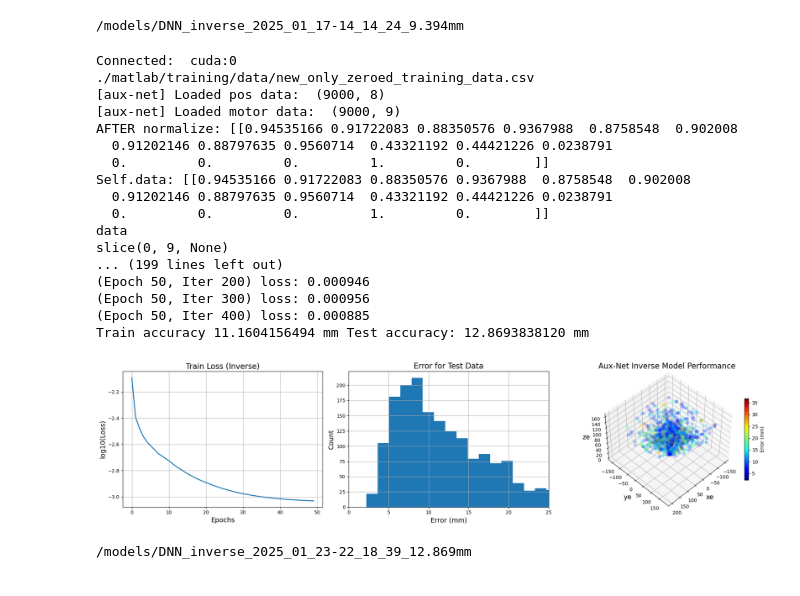
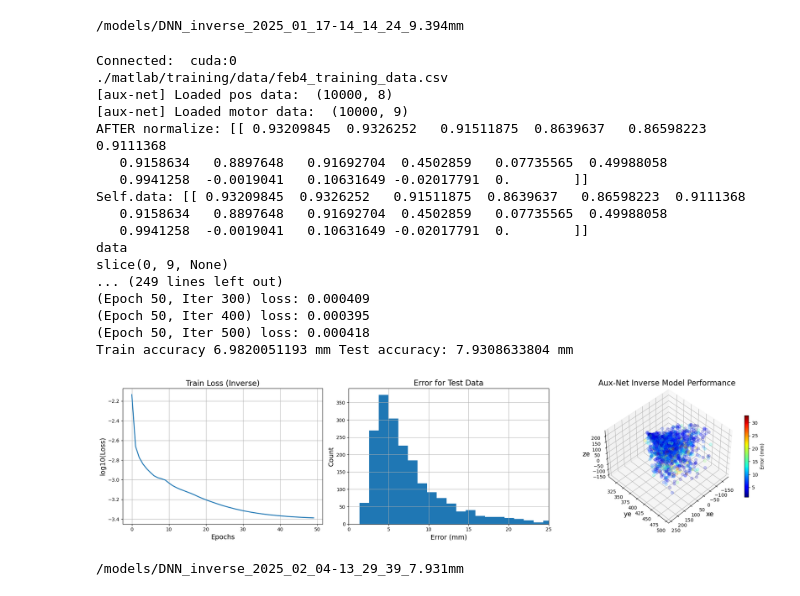
Before and after one commit to KubaSrc/trunc, a Jupyter notebook: train_bot.ipynb, the cells around one changed output. Drawn from its saved outputs; the diff is of its cells as text; code cells hidden in the pictures.

Commit message:
New model

```diff
--- a/train_bot.ipynb
+++ b/train_bot.ipynb
@@ -135,28 +135,28 @@ Train accuracy 8.3524141312 mm Test accuracy: 9.3936929703 mm
 # %%
 # Retrain the new model
 drive_path = '.'
 
 from bot_DNN import aux_bot_DNN
 
-bot_DNN = aux_bot_DNN(drive_path = drive_path, pos_path = "/matlab/training/data/new_only_zeroed_training_data.csv",
+bot_DNN = aux_bot_DNN(drive_path = drive_path, pos_path = "/matlab/training/data/feb4_training_data.csv",
               train_forward=False, train_inverse=True, normalize=True)
 # %% [output]
 Connected:  cuda:0
-./matlab/training/data/new_only_zeroed_training_data.csv
-[aux-net] Loaded pos data:  (9000, 8)
-[aux-net] Loaded motor data:  (9000, 9)
-AFTER normalize: [[0.94535166 0.91722083 0.88350576 0.9367988  0.8758548  0.902008
-  0.91202146 0.88797635 0.9560714  0.43321192 0.44421226 0.0238791
-  0.         0.         0.         1.         0.        ]]
-Self.data: [[0.94535166 0.91722083 0.88350576 0.9367988  0.8758548  0.902008
-  0.91202146 0.88797635 0.9560714  0.43321192 0.44421226 0.0238791
-  0.         0.         0.         1.         0.        ]]
+./matlab/training/data/feb4_training_data.csv
+[aux-net] Loaded pos data:  (10000, 8)
+[aux-net] Loaded motor data:  (10000, 9)
+AFTER normalize: [[ 0.93209845  0.9326252   0.91511875  0.8639637   0.86598223  0.9111368
+   0.9158634   0.8897648   0.91692704  0.4502859   0.07735565  0.49988058
+   0.9941258  -0.0019041   0.10631649 -0.02017791  0.        ]]
+Self.data: [[ 0.93209845  0.9326252   0.91511875  0.8639637   0.86598223  0.9111368
+   0.9158634   0.8897648   0.91692704  0.4502859   0.07735565  0.49988058
+   0.9941258  -0.0019041   0.10631649 -0.02017791  0.        ]]
 data
 slice(0, 9, None)
-... (199 lines left out)
-(Epoch 50, Iter 200) loss: 0.000946
-(Epoch 50, Iter 300) loss: 0.000956
-(Epoch 50, Iter 400) loss: 0.000885
-Train accuracy 11.1604156494 mm Test accuracy: 12.8693838120 mm
+... (249 lines left out)
+(Epoch 50, Iter 300) loss: 0.000409
+(Epoch 50, Iter 400) loss: 0.000395
+(Epoch 50, Iter 500) loss: 0.000418
+Train accuracy 6.9820051193 mm Test accuracy: 7.9308633804 mm
-[figure, old version]
+[figure, new version]
-/models/DNN_inverse_2025_01_23-22_18_39_12.869mm
+/models/DNN_inverse_2025_02_04-13_29_39_7.931mm
```
Also changed, not shown: parts of 2 cells of this notebook, 5 other files.
